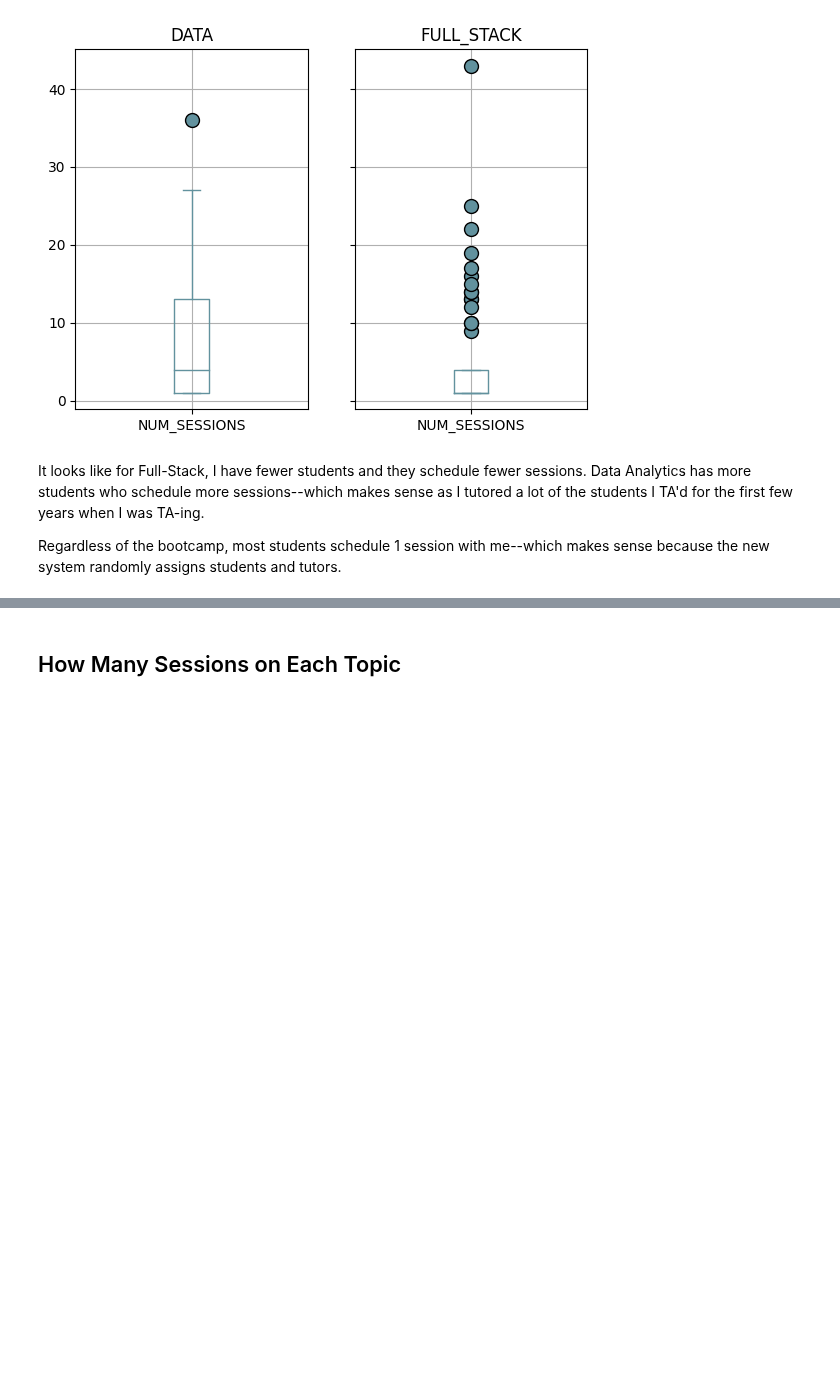
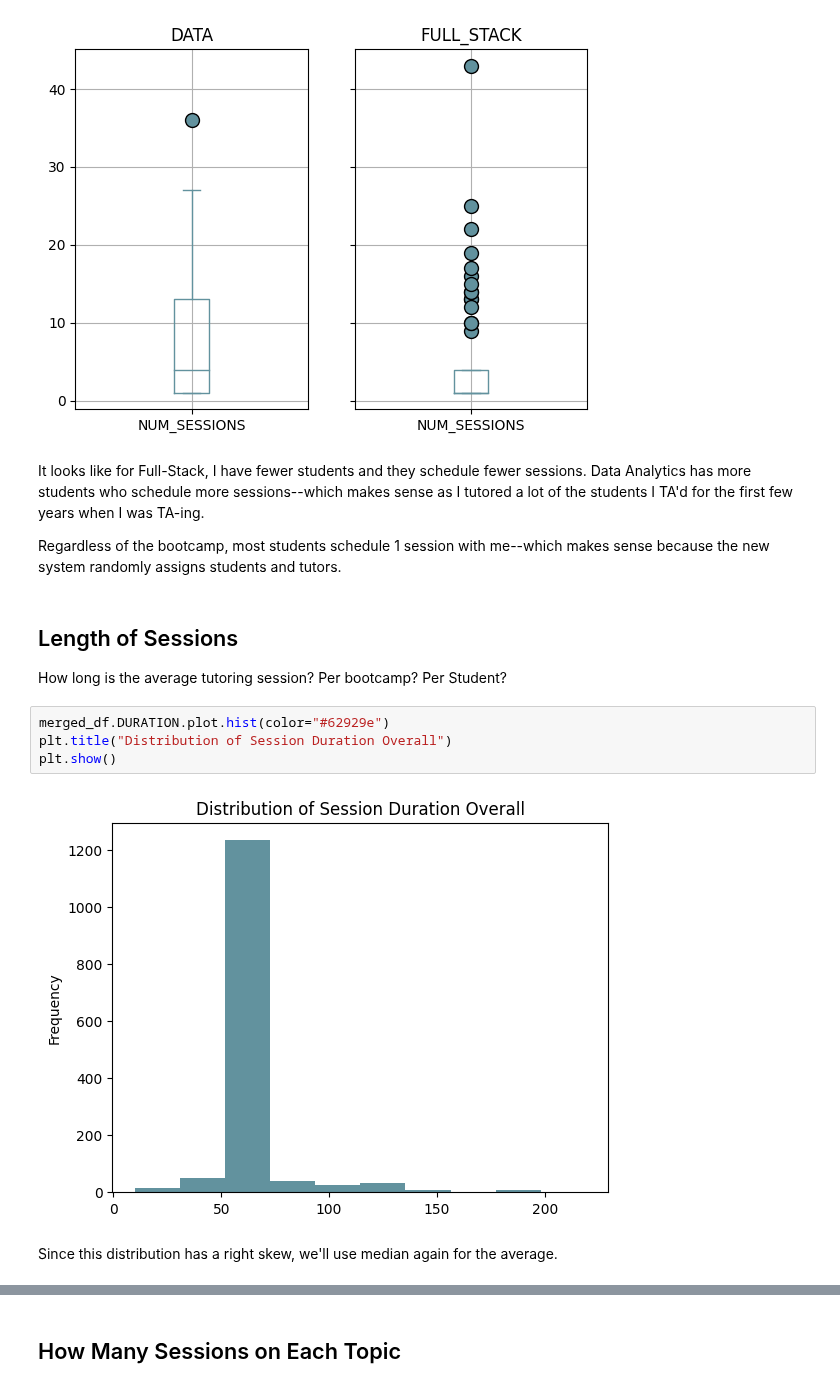
Before and after one commit to de-mark/tutoring_dashboard, a Jupyter notebook: assets/data/data_exploration.ipynb, the cells around one changed output, grey strips where cells are left out. Saved outputs shown, nothing was run; the diff lists cells and outputs as text; blank space fills up the shorter version.

Commit message:
Added overview for duration exploration

```diff
--- a/assets/data/data_exploration.ipynb
+++ b/assets/data/data_exploration.ipynb
@@ -104,3 +104,15 @@ plt.show()
 It looks like for Full-Stack, I have fewer students and they schedule fewer sessions. Data Analytics has more students who schedule more sessions--which makes sense as I tutored a lot of the students I TA'd for the first few years when I was TA-ing.
 
 Regardless of the bootcamp, most students schedule 1 session with me--which makes sense because the new system randomly assigns students and tutors.
+# %% [markdown]
+## Length of Sessions
+
+How long is the average tutoring session? Per bootcamp? Per Student?
+# %%
+merged_df.DURATION.plot.hist(color="#62929e")
+plt.title("Distribution of Session Duration Overall")
+plt.show()
+# %% [output]
+[figure, added]
+# %% [markdown]
+Since this distribution has a right skew, we'll use median again for the average.
```
Also changed, not shown: parts of 3 cells of this notebook.
